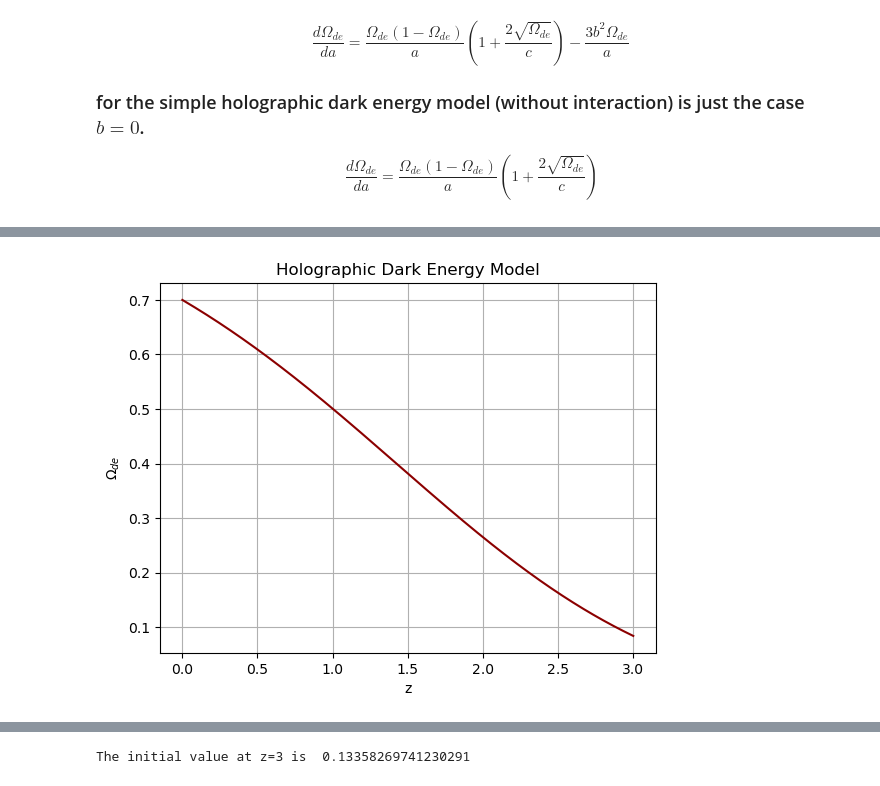
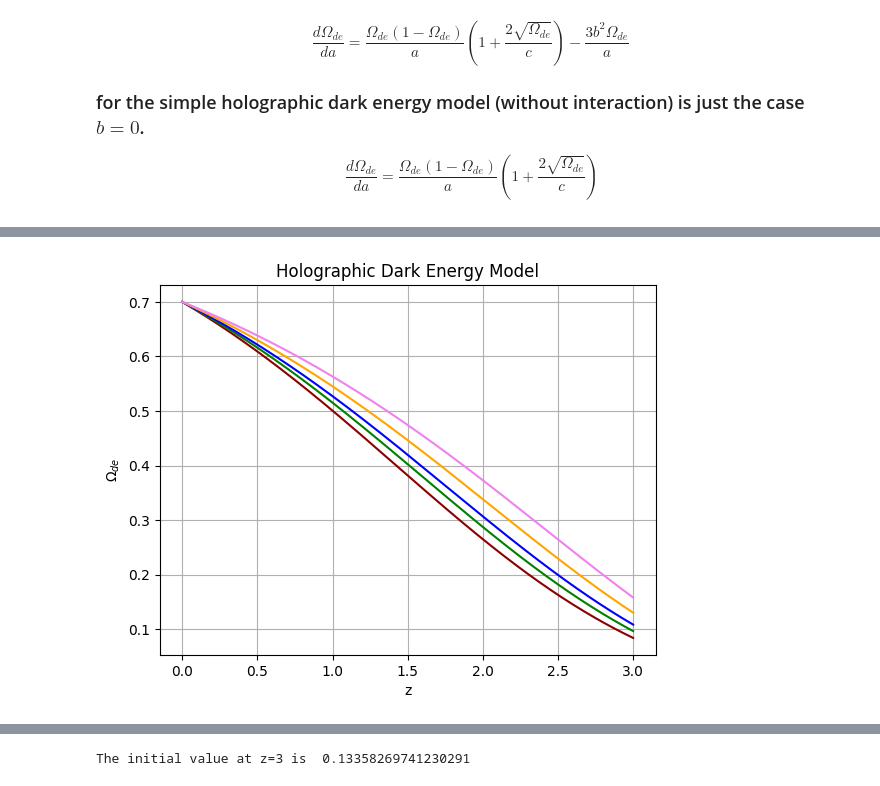
Before and after one commit to xlxnsxzpxtx/HolographicDE, a Jupyter notebook: shooting_hde.ipynb, the cells around one changed output, grey strips where cells are left out. Drawn from its saved outputs; the diff is of its cells as text; code cells hidden in the pictures.

```diff
--- a/shooting_hde.ipynb
+++ b/shooting_hde.ipynb
@@ -25,13 +25,17 @@ $$
 $$
 # %%
 #Right hand side of the equations
-def RHS_a_hde(Omega, a, c=0.8, b=0):
+def RHS_a_hde1(Omega, a, c=0.8, b=0):
     dOmega = -Omega*(Omega-1)*(1+ 2*np.sqrt(Omega)/c)/a + 0
     return dOmega
 
-def fun_root(Omega_0 , c=0.8, Ode0=0.7, b=0.0):
-    a_hde = np.linspace(1./(1+3), 1, 500)
-    result_a_hde = odeint(RHS_a_hde, Omega_0*10**(-5), a_hde, args=(c,b))
-    return result_a_hde[-1] - Ode0
+def fun_root1(Omega_0 , c=0.8, Ode0=0.7, b=0.0):
+    a_hde = np.linspace(1./(1+3), 1, 300)
+    result_a_hde1 = odeint(RHS_a_hde1, Omega_0*10**(-5), a_hde, args=(c,b))
+    return result_a_hde1[-1] - Ode0
 
-s = optimize.newton(fun_root, 1)
+s1 = optimize.newton(fun_root1, 1)
+#s2 = optimize.newton(fun_root2, 1)
+#s3 = optimize.newton(fun_root3, 1)
+#s4 = optimize.newton(fun_root4, 1)
+#s5 = optimize.newton(fun_root5, 1)
@@ -38,11 +87,21 @@ s = optimize.newton(fun_root, 1)
 # %%
-z = np.linspace(3,0,500)
+z_eff = np.linspace(3,0,500)
 
-sol_ini =odeint(RHS_a_hde, s*10**(-5), np.linspace(1./(1+3), 1, 500), args=(0.8,0))
-plt.plot(z, sol_ini,color='darkred',)
+O_hde1 =odeint(RHS_a_hde1, s1*10**(-5), np.linspace(1./(1+3), 1, 500), args=(0.8,0))
+O_hde2 =odeint(RHS_a_hde2, s2*10**(-5), np.linspace(1./(1+3), 1, 500), args=(0.9,0))
+O_hde3 =odeint(RHS_a_hde3, s3*10**(-5), np.linspace(1./(1+3), 1, 500), args=(1.0,0))
+O_hde4 =odeint(RHS_a_hde4, s4*10**(-5), np.linspace(1./(1+3), 1, 500), args=(1.2,0))
+O_hde5 =odeint(RHS_a_hde5, s5*10**(-5), np.linspace(1./(1+3), 1, 500), args=(1.5,0))
+
+plt.plot(z_eff,O_hde1,color='darkred',)
+plt.plot(z_eff,O_hde2,color='green',)
+plt.plot(z_eff,O_hde3,color='blue',)
+plt.plot(z_eff,O_hde4,color='orange',)
+plt.plot(z_eff,O_hde5,color='violet',)
+
 plt.grid()
 plt.xlabel('z')
 plt.ylabel('$\Omega_{de}$')
 plt.title('Holographic Dark Energy Model')
-print('The initial value at z=3 is ', float(sol_ini[0]))
+print('The initial value at z=3 is ', float(O_hde1[0]))
 # %% [output]
@@ -50 +109 @@ The initial value at z=3 is  0.08395681981319769
-[figure, old version]
+[figure, new version]
```
Also changed, not shown: parts of 6 cells of this notebook, 1 other file.
